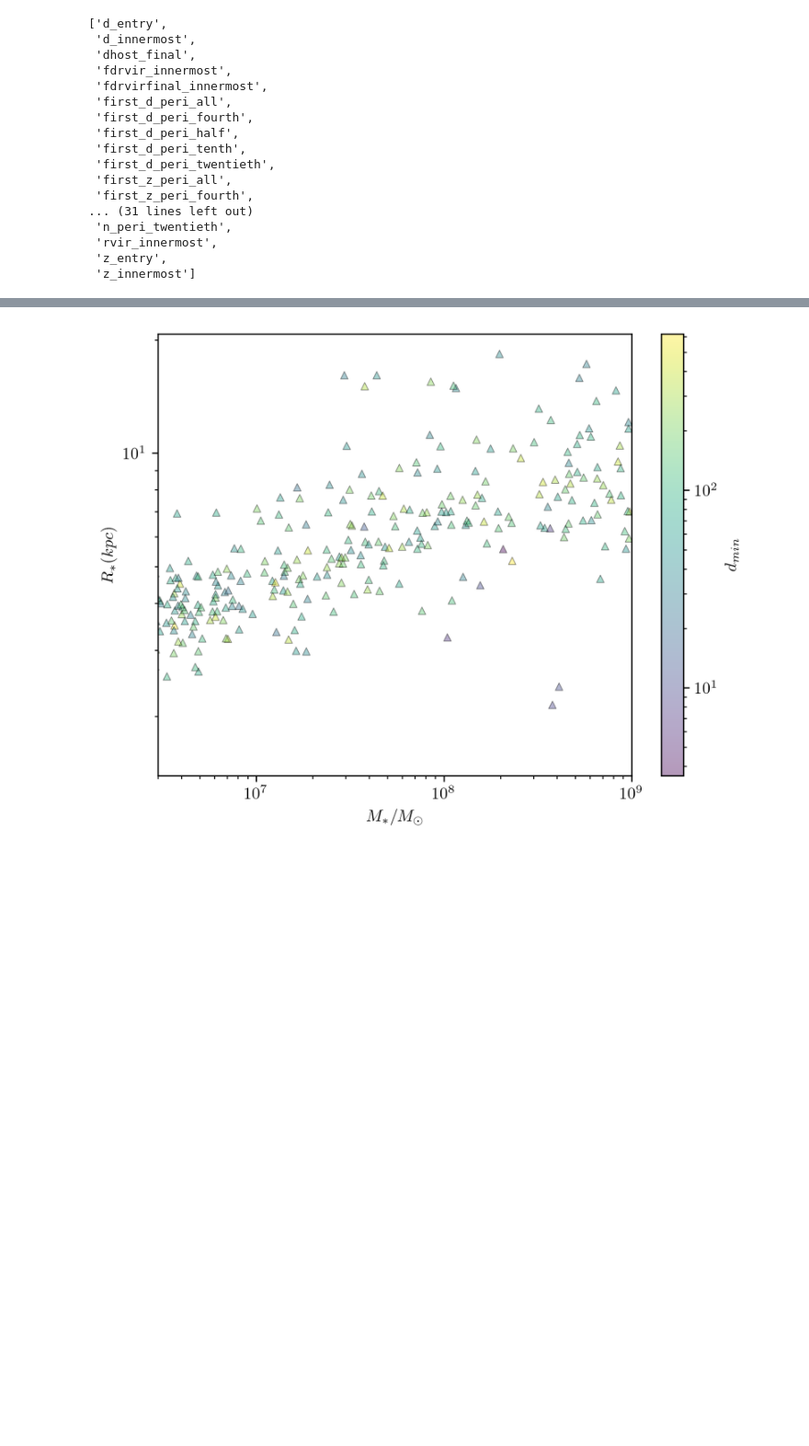
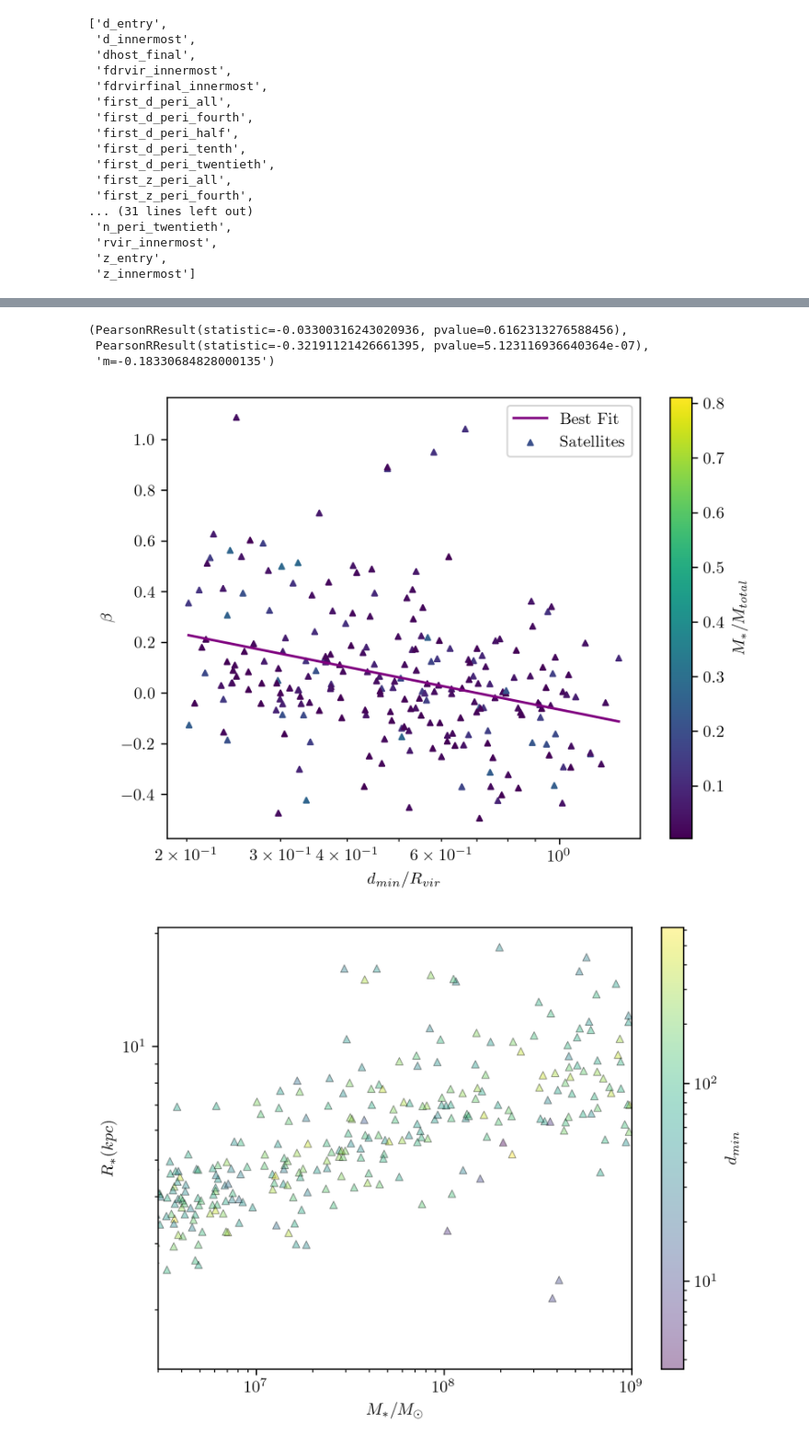
Before and after one commit to mkzeender/thesis, a Jupyter notebook: flyby.ipynb, the cells around one changed output, grey strips where cells are left out. Shown at 92% size. Saved outputs shown, nothing was run; the diff lists cells and outputs as text; code cells hidden in the pictures; blank space fills up the shorter version.

```diff
--- a/flyby.ipynb
+++ b/flyby.ipynb
@@ -212,3 +250,68 @@ Text(0, 0.5, '$\\beta$')
+# %%
+d_filt = filt & (dat['d_innermost'] / dat['rvir_innermost'] > 0.2)
+
+d = dat
+
+m, b = np.polyfit(
+    np.log(d[d_filt]['d_innermost'] / d[d_filt]['rvir_innermost']).to_numpy(dtype='float64'),
+    d[d_filt]['beta_r50'].to_numpy(dtype='float64'),
+    deg=1,
+)
+# %%
+fig, ax = plt.subplots()
+
+ax.set_xscale('log')
+
+_x = np.log(dat[d_filt]['d_innermost'] / dat[d_filt]['rvir_innermost'])
+
+ax.plot(
+    *zip(
+        *sorted(
+            zip(
+                    np.exp(_x),
+                    m*_x + b,
+            )
+        )
+    ),
+    c='purple'
+)
+
+_scatter = ax.scatter(
+    dat[d_filt]['d_innermost'] / dat[d_filt]['rvir_innermost'],
+    dat[d_filt]['beta_r50'],
+    s=10,
+    marker='^',
+    c=c[d_filt],
+    # log scale for colors
+    norm=mpl.colors.Normalize(np.min(c), np.max(c))
+)
+
+cbar = fig.colorbar(_scatter)
+cbar.set_label(r'$M_*/M_{total}$')
+
+ax.set_xlabel(r'$d_{min}/R_{vir}$')
+ax.set_ylabel(r'$\beta$')
+
+ax.legend(('Best Fit', 'Satellites'))
+
+fig.savefig('paper/figs/me/beta-dmin-fit.pdf')
+
+(
+    pearsonr(
+        np.log(dat[d_filt]['d_innermost']),
+        dat[d_filt]['beta_r50']
+    ),
+    pearsonr(
+        np.log(dat[d_filt]['d_innermost'] / dat[d_filt]['rvir_innermost']),
+        dat[d_filt]['beta_r50']
+    ),
+    f'm={m}'
+)
+# %% [output]
+(PearsonRResult(statistic=-0.03300316243020936, pvalue=0.6162313276588456),
+ PearsonRResult(statistic=-0.32191121426661395, pvalue=5.123116936640364e-07),
+ 'm=-0.18330684828000135')
+[figure, added]
 # %%
 
 fig = plt.figure()
```
Also changed, not shown: parts of 7 cells of this notebook, 7 other files.
